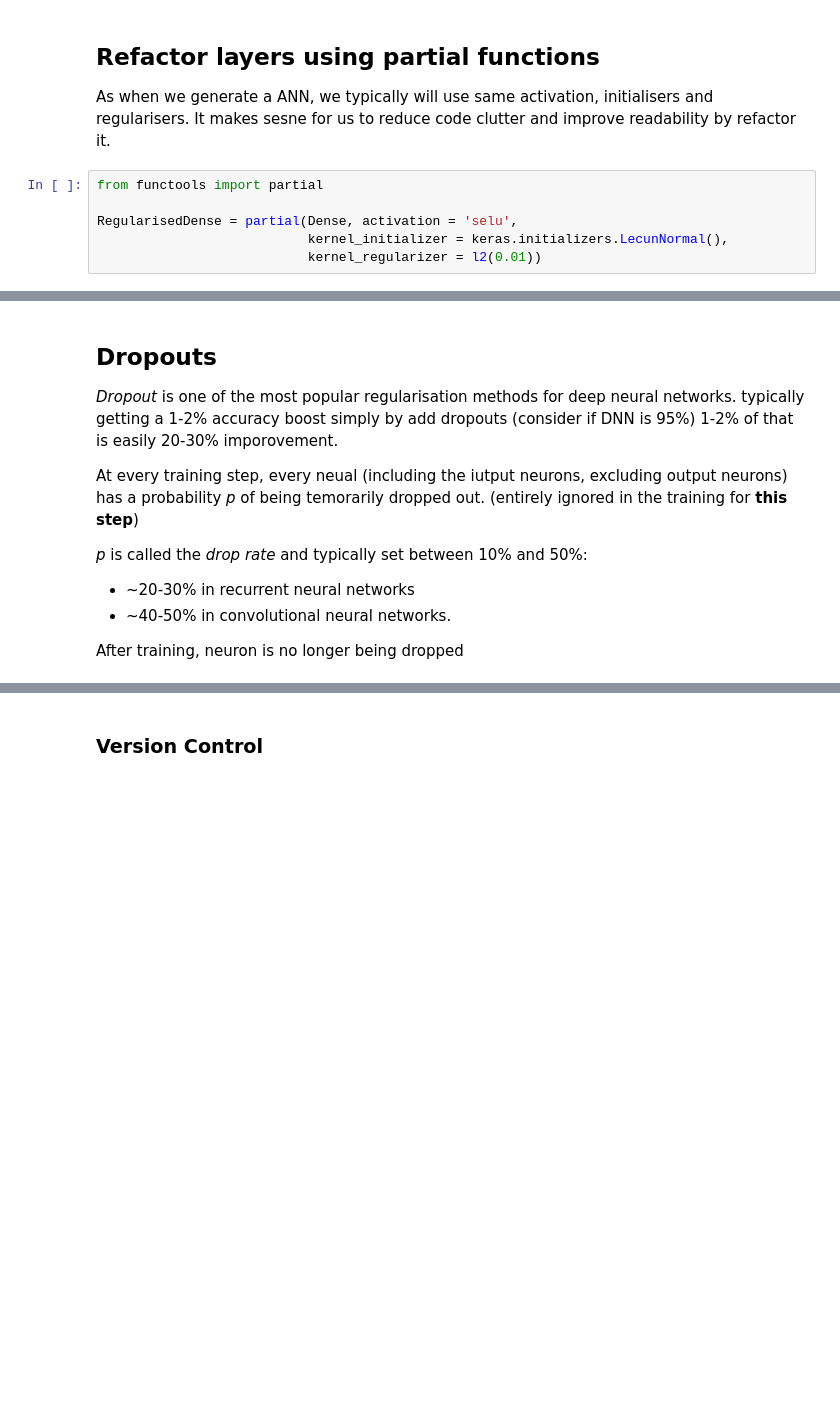
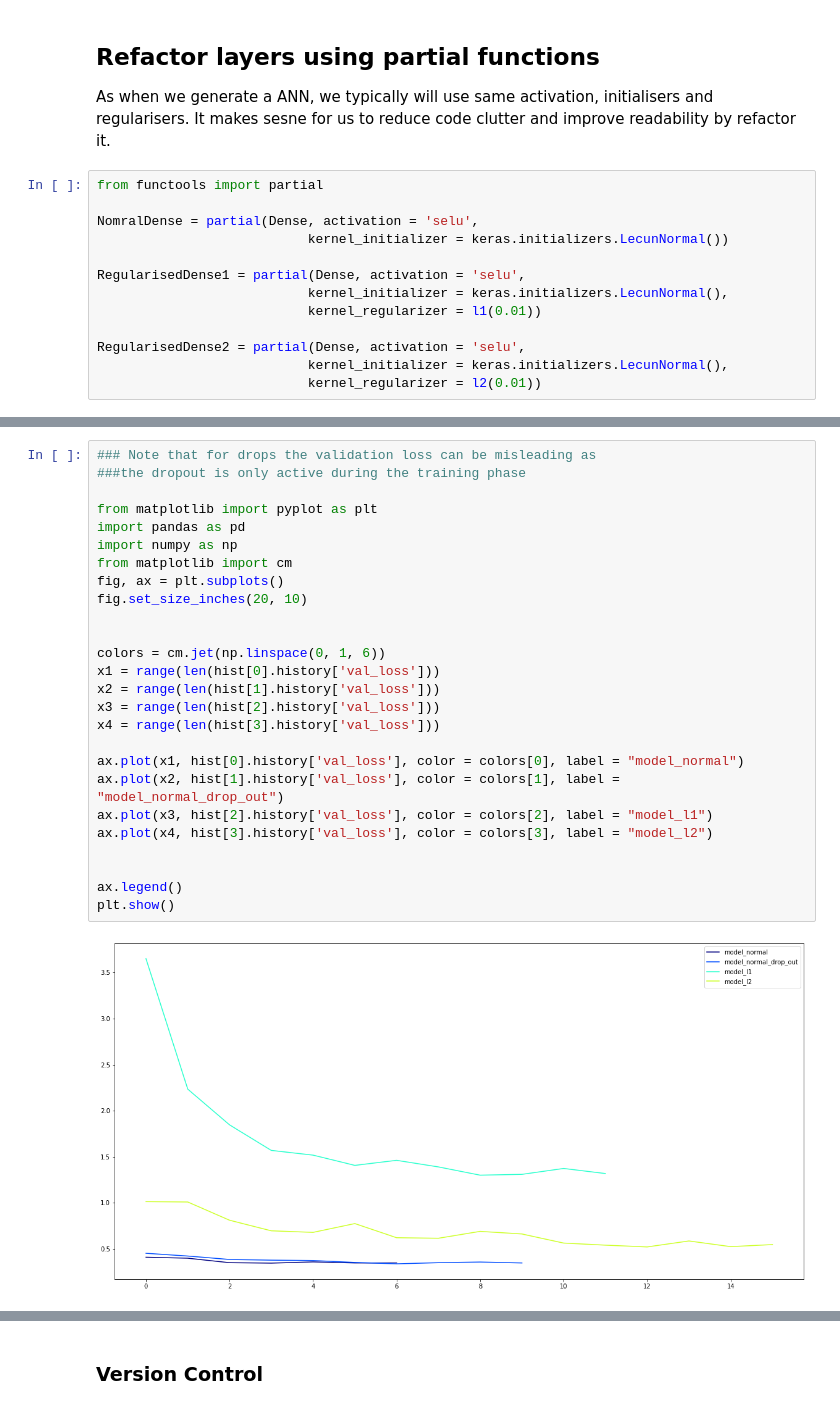
Before and after one commit to auslei/python, a Jupyter notebook: tensorflow/8_regularisation.ipynb, the cells around one changed output, grey strips where cells are left out. Cells and saved outputs as stored; diff of their text form; blank space fills up the shorter version.

Commit message:
added regularisation

```diff
--- a/tensorflow/8_regularisation.ipynb
+++ b/tensorflow/8_regularisation.ipynb
@@ -49,6 +49,13 @@ As when we generate a ANN, we typically will use same activation, initialisers a
 # %%
 from functools import partial
 
-RegularisedDense = partial(Dense, activation = 'selu',
+NomralDense = partial(Dense, activation = 'selu',
+                           kernel_initializer = keras.initializers.LecunNormal())
+
+RegularisedDense1 = partial(Dense, activation = 'selu',
+                           kernel_initializer = keras.initializers.LecunNormal(),
+                           kernel_regularizer = l1(0.01))
+
+RegularisedDense2 = partial(Dense, activation = 'selu',
                            kernel_initializer = keras.initializers.LecunNormal(),
                            kernel_regularizer = l2(0.01))
@@ -117,12 +161,28 @@ Epoch 20/20
-# %% [markdown]
-## Dropouts
-
-*Dropout* is one of the most popular regularisation methods for deep neural networks. typically getting a 1-2% accuracy boost simply by add dropouts (consider if DNN is 95%) 1-2% of that is easily 20-30% imporovement.
-
-At every training step, every neual (including the iutput neurons, excluding output neurons) has a probability *p* of being temorarily dropped out. (entirely ignored in the training for **this step**)
-
-*p* is called the *drop rate* and typically set between 10% and 50%:
-- ~20-30% in recurrent neural networks
-- ~40-50% in convolutional neural networks.
-
-After training, neuron is no longer being dropped
+# %%
+### Note that for drops the validation loss can be misleading as
+###the dropout is only active during the training phase
+
+from matplotlib import pyplot as plt
+import pandas as pd
+import numpy as np
+from matplotlib import cm
+fig, ax = plt.subplots()
+fig.set_size_inches(20, 10)
+
+
+colors = cm.jet(np.linspace(0, 1, 6))
+x1 = range(len(hist[0].history['val_loss']))
+x2 = range(len(hist[1].history['val_loss']))
+x3 = range(len(hist[2].history['val_loss']))
+x4 = range(len(hist[3].history['val_loss']))
+
+ax.plot(x1, hist[0].history['val_loss'], color = colors[0], label = "model_normal")
+ax.plot(x2, hist[1].history['val_loss'], color = colors[1], label = "model_normal_drop_out")
+ax.plot(x3, hist[2].history['val_loss'], color = colors[2], label = "model_l1")
+ax.plot(x4, hist[3].history['val_loss'], color = colors[3], label = "model_l2")
+
+
+ax.legend()
+plt.show()
+# %% [output]
+[figure, added]
```
Also changed, not shown: parts of 5 cells of this notebook.
